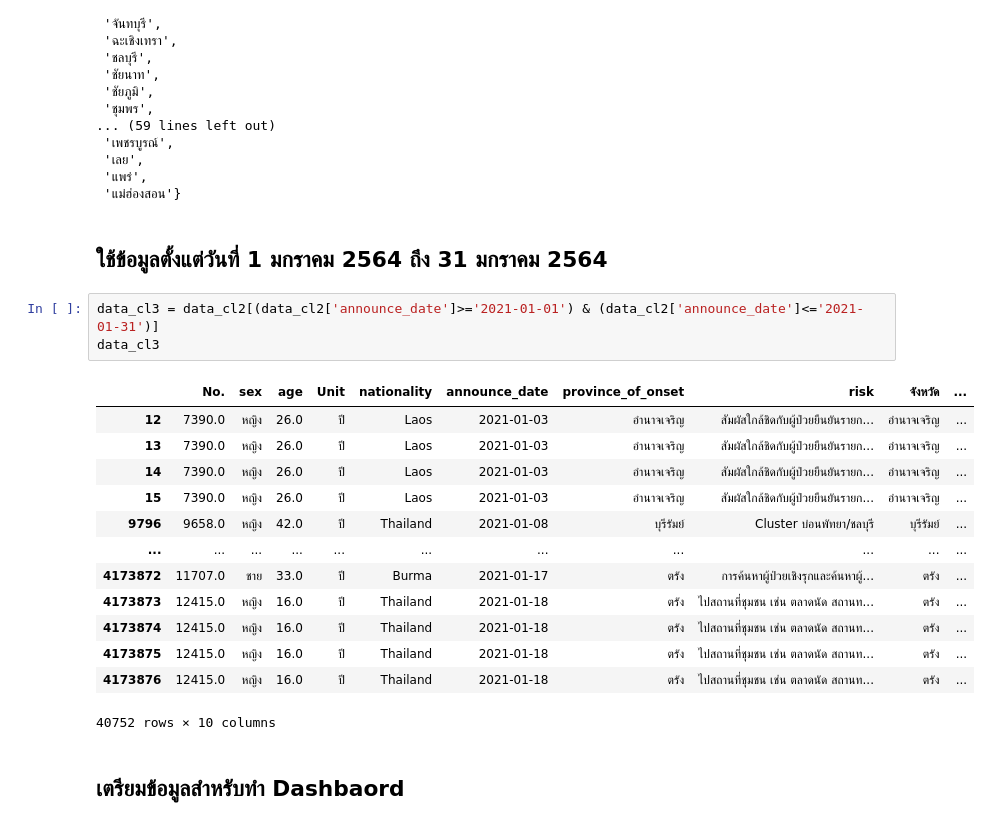
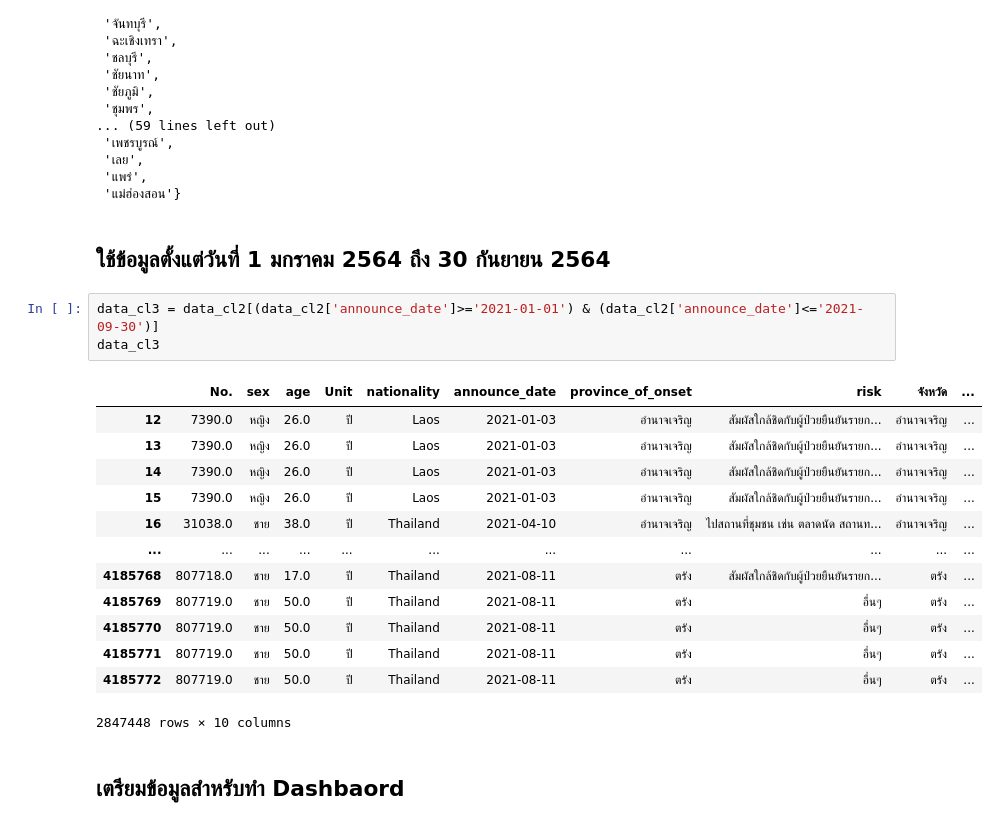
Before and after one commit to team0243/data_viz_2022, a Jupyter notebook: data_viz_project.ipynb, the cells around one changed output. Cells and saved outputs as stored; diff of their text form.

```diff
--- a/data_viz_project.ipynb
+++ b/data_viz_project.ipynb
@@ -841,24 +841,24 @@ set(data_cl2['จังหวัด'])
  'แพร่',
  'แม่ฮ่องสอน'}
 # %% [markdown]
-## ใช้ข้อมูลตั้งแต่วันที่ 1 มกราคม 2564 ถึง 31 มกราคม 2564
+## ใช้ข้อมูลตั้งแต่วันที่ 1 มกราคม 2564 ถึง 30 กันยายน 2564
 # %%
-data_cl3 = data_cl2[(data_cl2['announce_date']>='2021-01-01') & (data_cl2['announce_date']<='2021-01-31')]
+data_cl3 = data_cl2[(data_cl2['announce_date']>='2021-01-01') & (data_cl2['announce_date']<='2021-09-30')]
 data_cl3
 # %% [output]
 |  | No. | sex | age | Unit | nationality | announce_date | province_of_onset | risk | จังหวัด | ... |
 | 12 | 7390.0 | หญิง | 26.0 | ปี | Laos | 2021-01-03 | อำนาจเจริญ | สัมผัสใกล้ชิดกับผู้ป่วยยืนยันรายก... | อำนาจเจริญ | ... |
 | 13 | 7390.0 | หญิง | 26.0 | ปี | Laos | 2021-01-03 | อำนาจเจริญ | สัมผัสใกล้ชิดกับผู้ป่วยยืนยันรายก... | อำนาจเจริญ | ... |
 | 14 | 7390.0 | หญิง | 26.0 | ปี | Laos | 2021-01-03 | อำนาจเจริญ | สัมผัสใกล้ชิดกับผู้ป่วยยืนยันรายก... | อำนาจเจริญ | ... |
 | 15 | 7390.0 | หญิง | 26.0 | ปี | Laos | 2021-01-03 | อำนาจเจริญ | สัมผัสใกล้ชิดกับผู้ป่วยยืนยันรายก... | อำนาจเจริญ | ... |
-| 9796 | 9658.0 | หญิง | 42.0 | ปี | Thailand | 2021-01-08 | บุรีรัมย์ | Cluster บ่อนพัทยา/ชลบุรี | บุรีรัมย์ | ... |
+| 16 | 31038.0 | ชาย | 38.0 | ปี | Thailand | 2021-04-10 | อำนาจเจริญ | ไปสถานที่ชุมชน เช่น ตลาดนัด สถานท... | อำนาจเจริญ | ... |
 | ... | ... | ... | ... | ... | ... | ... | ... | ... | ... | ... |
-| 4173872 | 11707.0 | ชาย | 33.0 | ปี | Burma | 2021-01-17 | ตรัง | การค้นหาผู้ป่วยเชิงรุกและค้นหาผู้... | ตรัง | ... |
-| 4173873 | 12415.0 | หญิง | 16.0 | ปี | Thailand | 2021-01-18 | ตรัง | ไปสถานที่ชุมชน เช่น ตลาดนัด สถานท... | ตรัง | ... |
-| 4173874 | 12415.0 | หญิง | 16.0 | ปี | Thailand | 2021-01-18 | ตรัง | ไปสถานที่ชุมชน เช่น ตลาดนัด สถานท... | ตรัง | ... |
-| 4173875 | 12415.0 | หญิง | 16.0 | ปี | Thailand | 2021-01-18 | ตรัง | ไปสถานที่ชุมชน เช่น ตลาดนัด สถานท... | ตรัง | ... |
-| 4173876 | 12415.0 | หญิง | 16.0 | ปี | Thailand | 2021-01-18 | ตรัง | ไปสถานที่ชุมชน เช่น ตลาดนัด สถานท... | ตรัง | ... |
+| 4185768 | 807718.0 | ชาย | 17.0 | ปี | Thailand | 2021-08-11 | ตรัง | สัมผัสใกล้ชิดกับผู้ป่วยยืนยันรายก... | ตรัง | ... |
+| 4185769 | 807719.0 | ชาย | 50.0 | ปี | Thailand | 2021-08-11 | ตรัง | อื่นๆ | ตรัง | ... |
+| 4185770 | 807719.0 | ชาย | 50.0 | ปี | Thailand | 2021-08-11 | ตรัง | อื่นๆ | ตรัง | ... |
+| 4185771 | 807719.0 | ชาย | 50.0 | ปี | Thailand | 2021-08-11 | ตรัง | อื่นๆ | ตรัง | ... |
+| 4185772 | 807719.0 | ชาย | 50.0 | ปี | Thailand | 2021-08-11 | ตรัง | อื่นๆ | ตรัง | ... |
-40752 rows × 10 columns
+2847448 rows × 10 columns
 # %% [markdown]
 ## เตรียมข้อมูลสำหรับทำ Dashbaord
 # %% [markdown]
```
Also changed, not shown: parts of 6 cells of this notebook.
